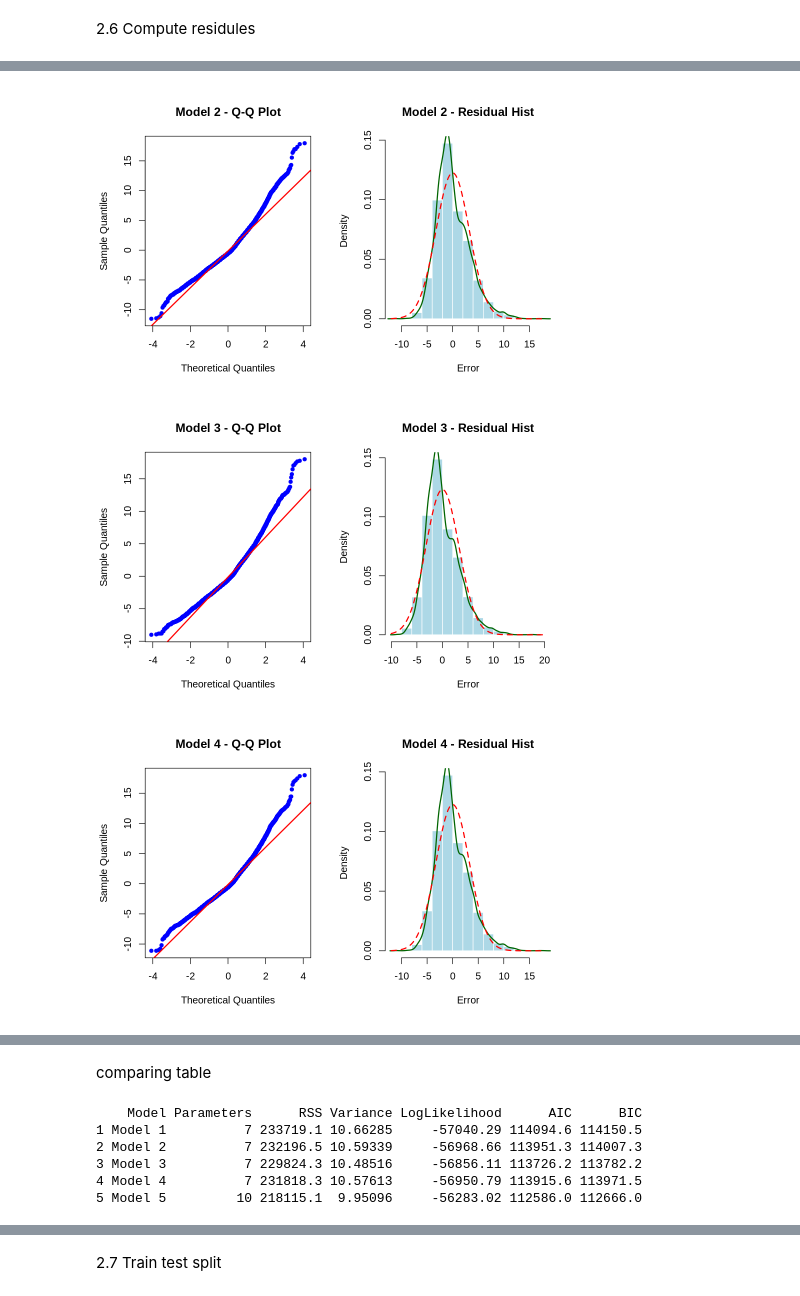
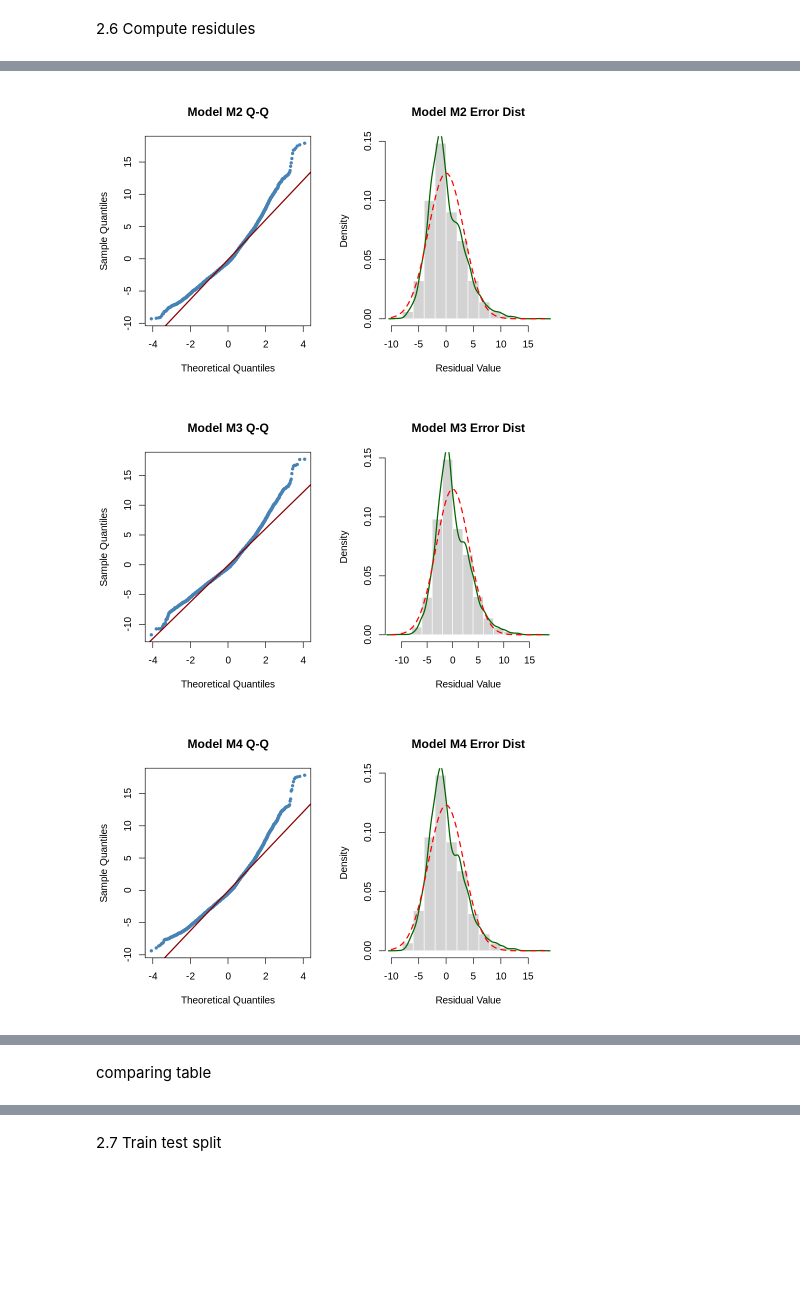
Before and after one commit to Rbimochan/Modeling-blood-glucose-, a Jupyter notebook: R-code/FINAL-Project.ipynb, the cells around one changed output, grey strips where cells are left out. Saved outputs shown, nothing was run; the diff lists cells and outputs as text; code cells hidden in the pictures; blank space fills up the shorter version.

```diff
--- a/R-code/FINAL-Project.ipynb
+++ b/R-code/FINAL-Project.ipynb
@@ -751,39 +844,43 @@ qqline(residuals_5, col = "red", lwd = 2)
 # %%
+# =============================================================
+# SECTION 2.7.1: RESIDUAL DIAGNOSTICS (Q-Q PLOTS & HISTOGRAMS)
+# =============================================================
+
+# Define the target vector
 y_target <- da$y
 
-plot_residuals <- function(y_true, design_matrix, theta_hat, model_name) {
+# Updated function to handle your existing model collection
+plot_residuals_suite <- function(y_true, model_obj, model_label) {
 
-  # ---- FIX: convert lm object to numeric design matrix ----
-  X_mat <- model.matrix(design_matrix)
+  # Extract design matrix and coefficients directly from the model object
+  X_mat <- model.matrix(model_obj)
+  theta_hat <- coef(model_obj)
 
+  # Calculate predicted values and residuals
   y_hat <- X_mat %*% theta_hat
-  residuals <- y_true - y_hat
+  resids <- y_true - y_hat
 
-  par(mfrow = c(1, 2)) # Side-by-side plots
+  # Layout: side-by-side plots
+  par(mfrow = c(1, 2))
 
-  # Q-Q Plot
-  qqnorm(residuals, main = paste(model_name, "- Q-Q Plot"),
-         pch = 19, col = "blue", cex = 0.8)
-  qqline(residuals, col = "red", lwd = 2)
+  # 1. Quantile-Quantile (Q-Q) Plot
+  qqnorm(resids, main = paste(model_label, "Q-Q"),
+         pch = 19, col = "steelblue", cex = 0.6)
+  qqline(resids, col = "darkred", lwd = 2)
 
-  # Histogram
-  hist(residuals, main = paste(model_name, "- Residual Hist"),
-       xlab = "Error", col = "lightblue", border = "white",
+  # 2. Histogram with Density Overlays
+  hist(resids, main = paste(model_label, "Error Dist"),
+       xlab = "Residual Value", col = "lightgrey", border = "white",
        probability = TRUE)
-  lines(density(residuals), col = "darkgreen", lwd = 2)
-  curve(dnorm(x, mean = mean(residuals), sd = sd(residuals)),
-        add = TRUE, col = "red", lty = 2, lwd = 2)
+  lines(density(resids), col = "darkgreen", lwd = 2) # Empirical density
+  curve(dnorm(x, mean = mean(resids), sd = sd(resids)),
+        add = TRUE, col = "red", lty = 2, lwd = 2) # Theoretical normal
 
-  par(mfrow = c(1, 1)) # Reset
+  par(mfrow = c(1, 1)) # Reset layout
 }
 
-# Run for your models
-plot_residuals(y_target, X1_model1, theta_hat_1, "Model 1")
-plot_residuals(y_target, X1_model2, theta_hat_2, "Model 2")
-plot_residuals(y_target, X1_model3, theta_hat_3, "Model 3")
-plot_residuals(y_target, X1_model4, theta_hat_4, "Model 4")
-
-if (exists("theta_hat_5")) {
-  plot_residuals(y_target, X1_model5, theta_hat_5, "Model 5")
+# Iterate through the analysis_collection to generate plots for all models
+for (id in names(analysis_collection)) {
+  plot_residuals_suite(y_target, analysis_collection[[id]], paste("Model", id))
 }
 # %% [output]
@@ -791,3 +888,3 @@ if (exists("theta_hat_5")) {
-[figure, old version]
+[figure, new version]
-[figure, old version]
+[figure, new version]
-[figure, old version]
+[figure, new version]
@@ -795,22 +892,2 @@ if (exists("theta_hat_5")) {
 # %% [markdown]
 comparing table
-# %%
-comparison_table <- data.frame(
-  Model = c("Model 1", "Model 2", "Model 3", "Model 4", "Model 5"),
-  Parameters = c(k_1, k_2, k_3, k_4, k_5),
-  RSS = c(RSS_1, RSS_2, RSS_3, RSS_4, RSS_5),
-  Variance = c(sigma2_1, sigma2_2, sigma2_3, sigma2_4, sigma2_5),
-  LogLikelihood = c(ll_1, ll_2, ll_3, ll_4, ll_5),
-  AIC = c(AIC_1, AIC_2, AIC_3, AIC_4, AIC_5),
-  BIC = c(BIC_1, BIC_2, BIC_3, BIC_4, BIC_5)
-)
-
-print(comparison_table)
-cat("\n")
-# %% [output]
-    Model Parameters      RSS Variance LogLikelihood      AIC      BIC
-1 Model 1          7 233719.1 10.66285     -57040.29 114094.6 114150.5
-2 Model 2          7 232196.5 10.59339     -56968.66 113951.3 114007.3
-3 Model 3          7 229824.3 10.48516     -56856.11 113726.2 113782.2
-4 Model 4          7 231818.3 10.57613     -56950.79 113915.6 113971.5
-5 Model 5         10 218115.1  9.95096     -56283.02 112586.0 112666.0
```
Also changed, not shown: parts of 40 cells of this notebook, 35 other files.
